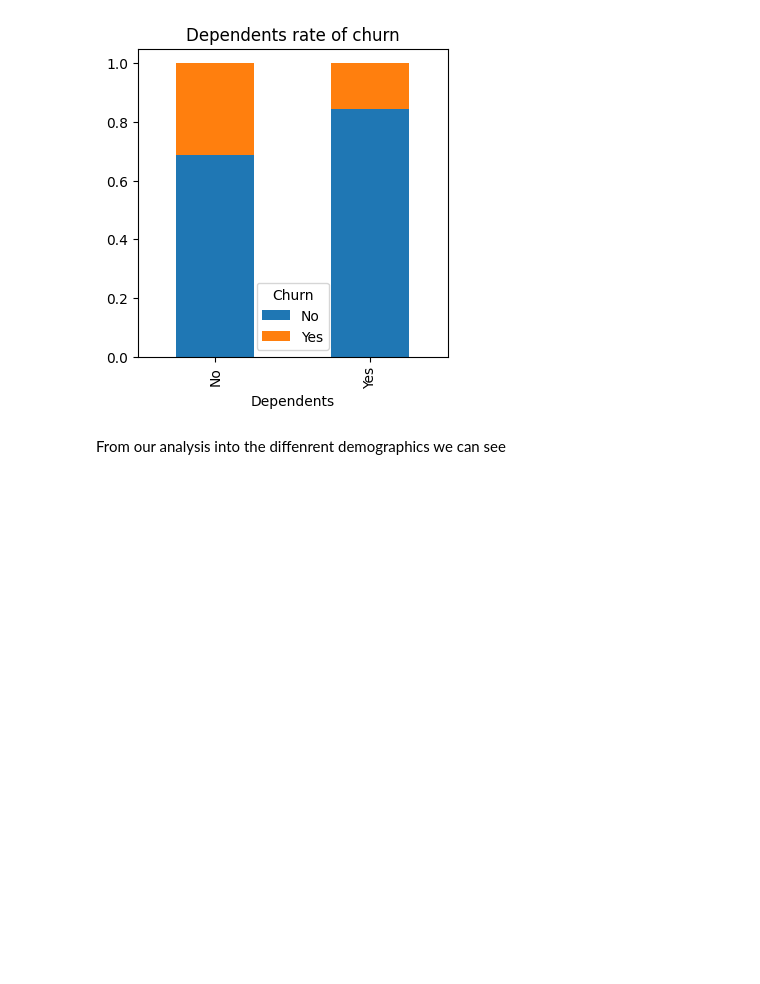
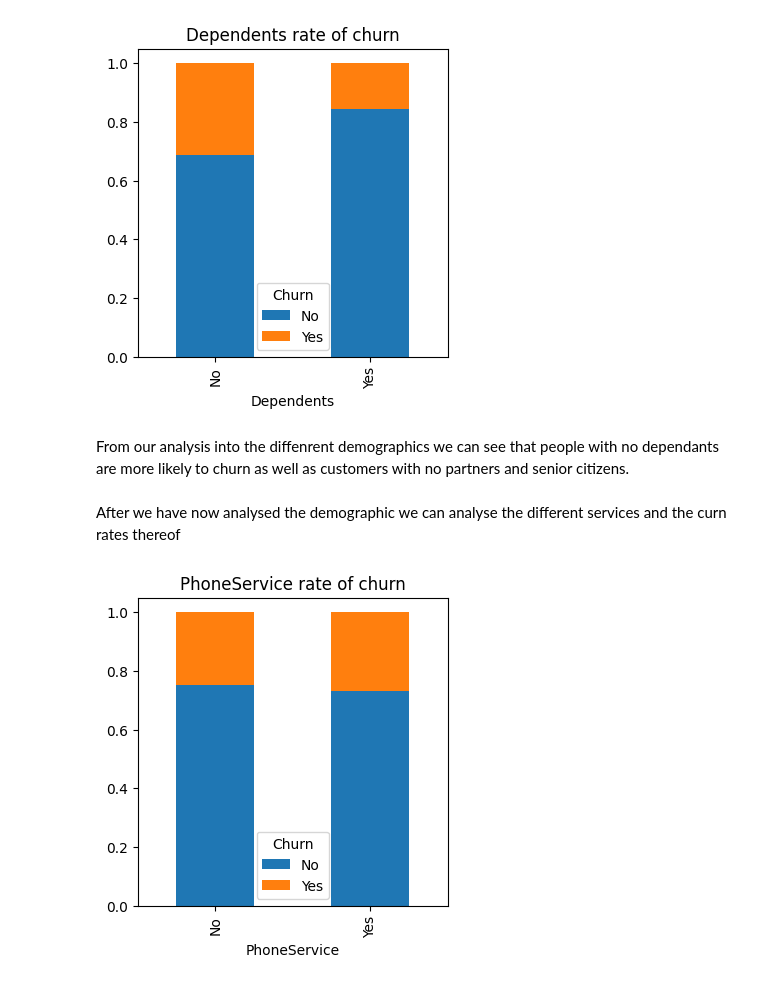
Before and after one commit to JustinGibbon/Churn_Prediction, a Jupyter notebook: Project2.ipynb, the cells around one changed output. Cells and saved outputs as stored; diff of their text form; code cells hidden in the pictures; blank space fills up the shorter version.

```diff
--- a/Project2.ipynb
+++ b/Project2.ipynb
@@ -110,4 +110,12 @@ plt.show()
 # %% [output]
 [figure]
 # %% [markdown]
-From our analysis into the diffenrent demographics we can see
+From our analysis into the diffenrent demographics we can see that people with no dependants are more likely to churn as well as customers with no partners and senior citizens.
+# %% [markdown]
+After we have now analysed the demographic we can analyse the different services and the curn rates thereof
+# %%
+PhoneService=pd.crosstab(telco_df['PhoneService'],telco_df['Churn'])
+PhoneService.div(PhoneService.sum(1).astype(float), axis=0).plot(kind='bar',stacked=True,figsize=(4,4),title='PhoneService rate of churn')
+plt.show()
+# %% [output]
+[figure, added]
```
Also changed, not shown: parts of 18 cells of this notebook.
